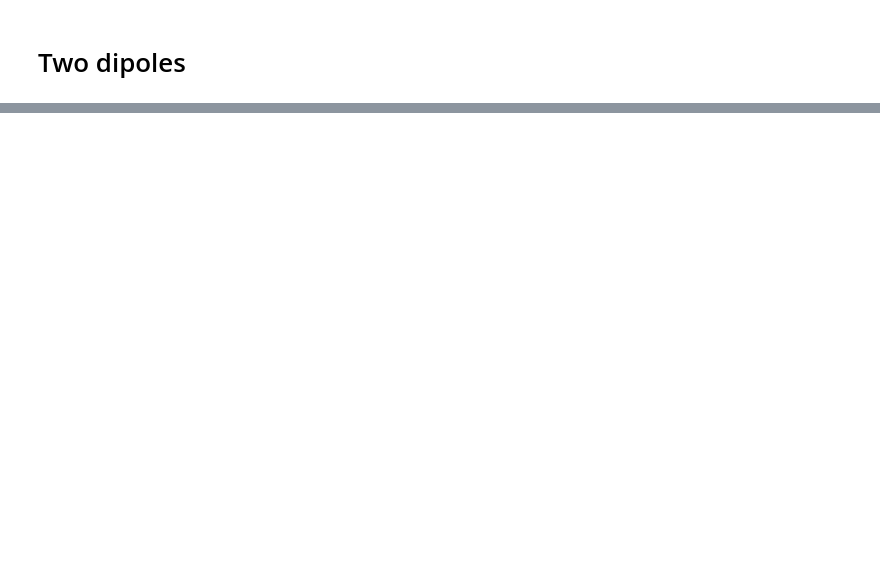
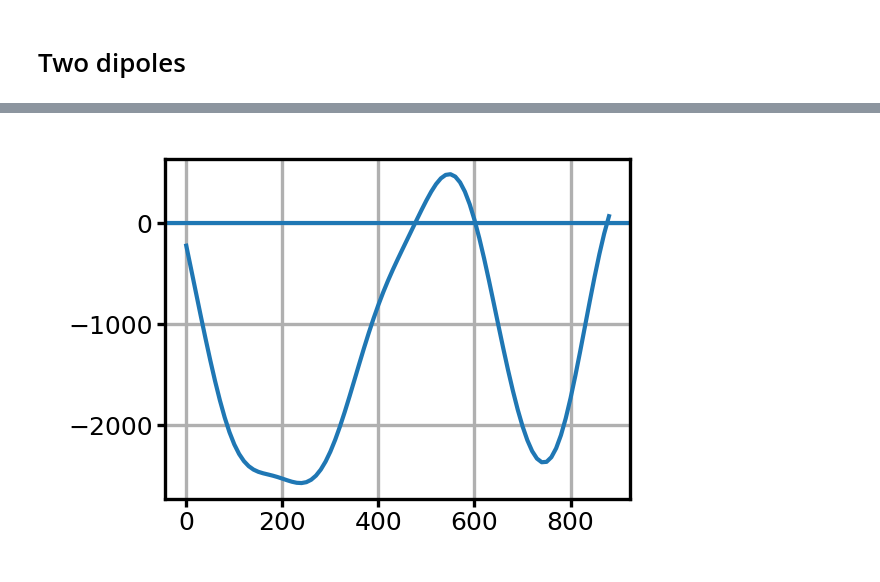
Before and after one commit to Qi-Xin/rCSD, a Jupyter notebook: simulated.ipynb, the cells around one changed output, grey strips where cells are left out. Cells and saved outputs as stored; diff of their text form; code cells hidden in the pictures; blank space fills up the shorter version.

```diff
--- a/simulated.ipynb
+++ b/simulated.ipynb
@@ -237,0 +307,7 @@ plt.show()
+# %%
+plt.subplots(figsize=(2,1.5), dpi=300)
+plt.plot(z, np.cumsum(csd_true.mean(axis=(1,2))))
+plt.axhline(0)
+plt.grid(True)
+# %% [output]
+[figure, added]
```
Also changed, not shown: parts of 23 cells of this notebook, 2 other files.
